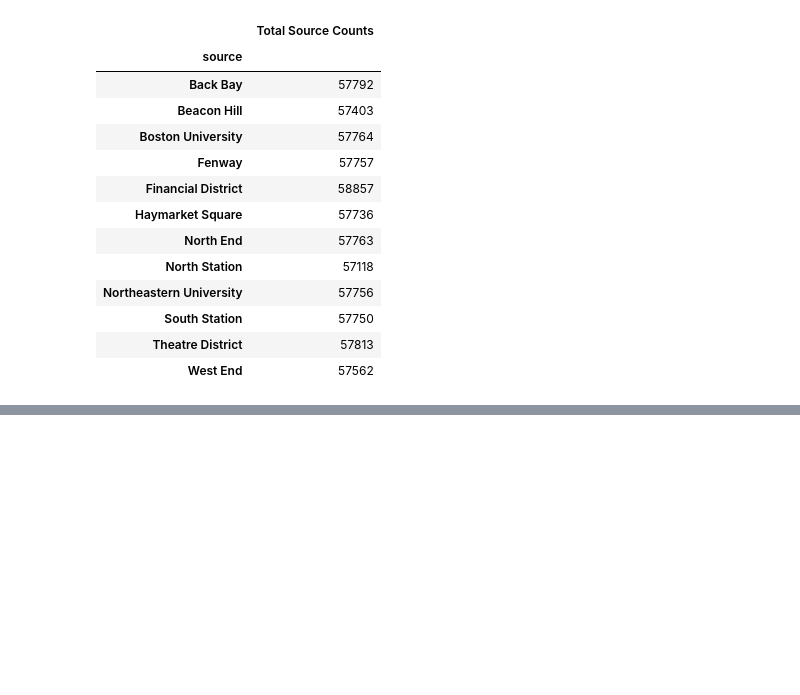
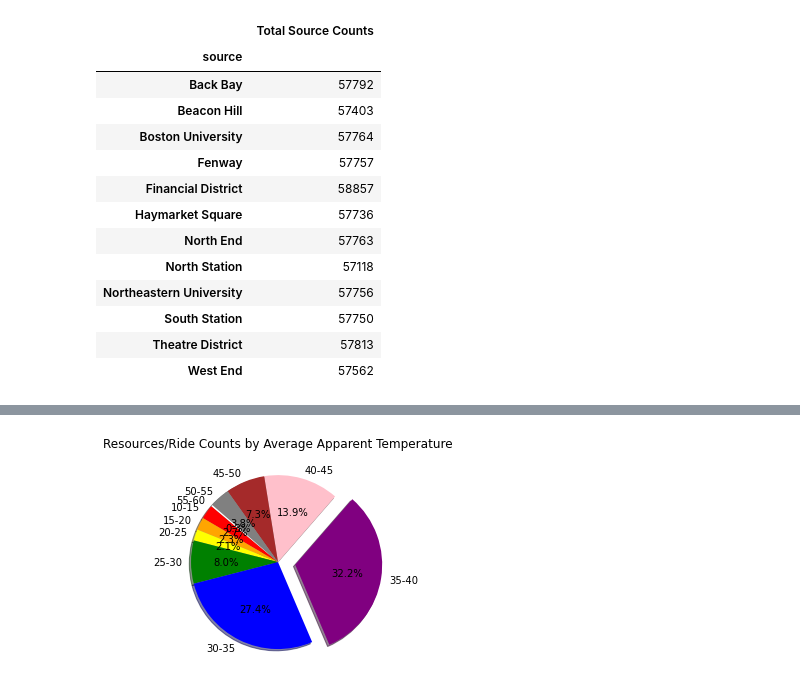
Before and after one commit to jillpeloquin13/UberProject, a Jupyter notebook: uber_data.ipynb, the cells around one changed output, grey strips where cells are left out. Cells and saved outputs as stored; diff of their text form; code cells hidden in the pictures; blank space fills up the shorter version.

```diff
--- a/uber_data.ipynb
+++ b/uber_data.ipynb
@@ -731,0 +821,33 @@ fig
+# %%
+##NEW##
+# Binned Temperature and Ride Counts - use Average Apparent Temperature - Tova
+# Pie Plot for temp/rides
+%matplotlib inline
+
+# Import our dependencies
+import matplotlib.pyplot as plt
+import numpy as np
+import scipy.stats as sts
+
+
+# Labels for the sections of our pie chart
+labels = BinnedTemp_df.index
+
+# The values of each section of the pie chart
+sizes = BinnedTemp_df['Count']
+
+# The colors of each section of the pie chart
+colors = ["red", "orange", "yellow", "green", "blue", "purple", "pink", "brown", "gray", "white"]
+
+# Tells matplotlib to seperate the "whatever we want to highlight" section from the others
+explode = (0, 0, 0, 0, 0, 0.2, 0, 0, 0, 0)
+
+plt.title("Resources/Ride Counts by Average Apparent Temperature")
+
+# Creates the pie chart based upon the values above
+# Automatically finds the percentages of each part of the pie chart
+plt.pie(sizes, explode=explode, labels=labels, colors=colors,
+        autopct="%1.1f%%", shadow=True, startangle=140)
+plt.savefig("Resources/Ride Counts by Average Apparent Temperature Pie.png")
+# %% [output]
+[figure, added]
```
Also changed, not shown: parts of 19 cells of this notebook.
